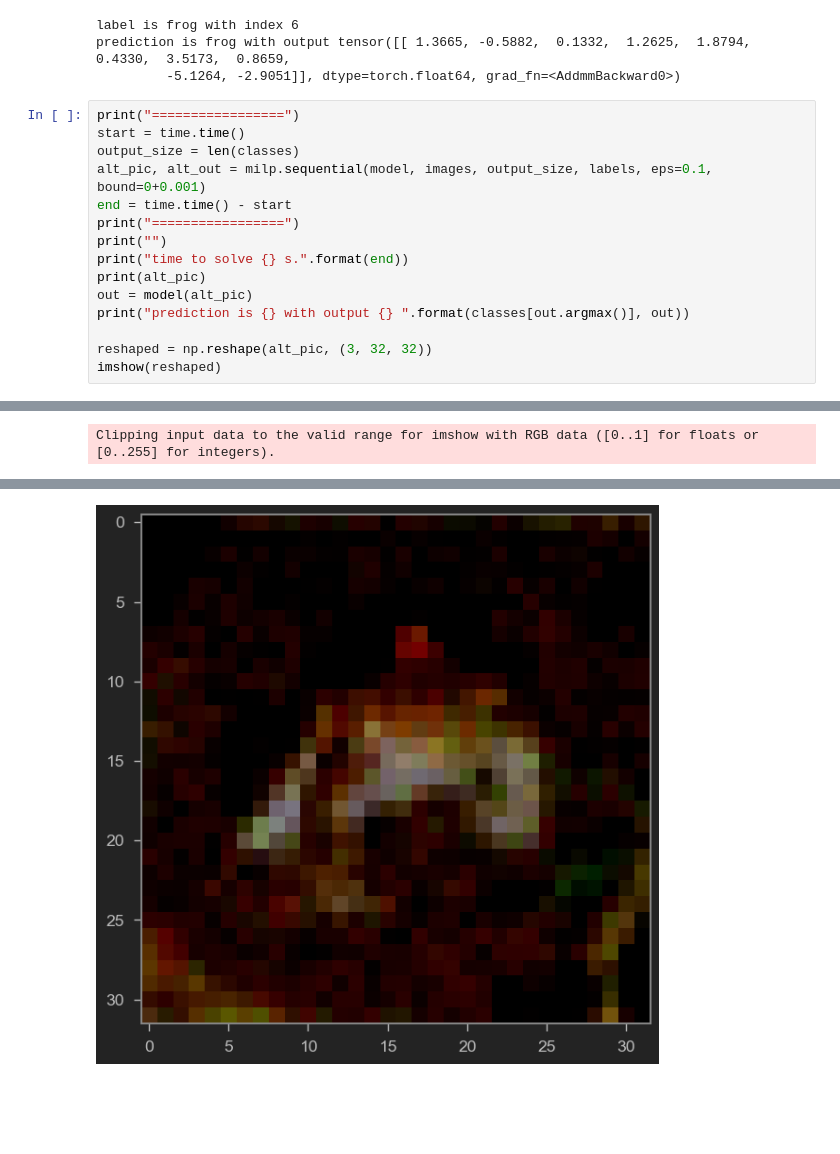
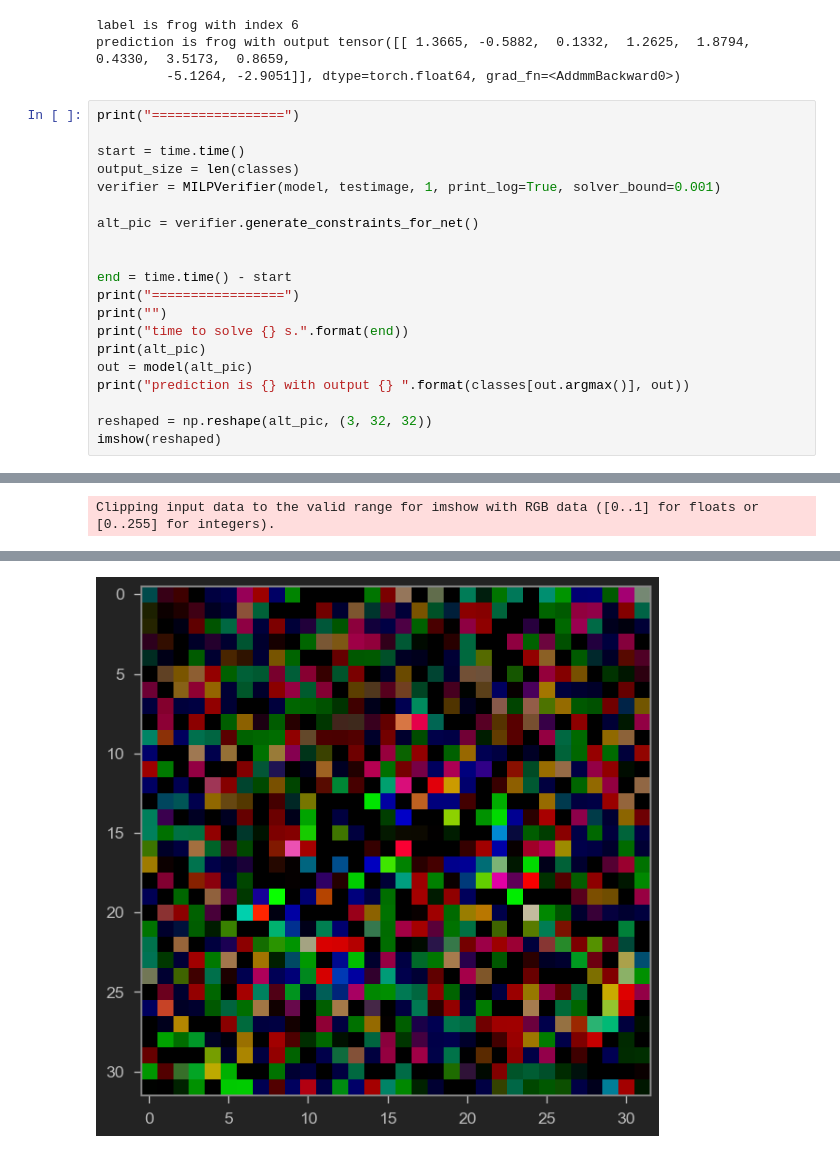
Before and after one commit to ufukguenes/ICNN_verification, a Jupyter notebook: script/Experiments/CIFAR10_MILP_Verification.ipynb, the cells around one changed output, grey strips where cells are left out. Drawn from its saved outputs; the diff is of its cells as text; blank space fills up the shorter version.

```diff
--- a/script/Experiments/CIFAR10_MILP_Verification.ipynb
+++ b/script/Experiments/CIFAR10_MILP_Verification.ipynb
@@ -83,9 +83,14 @@ prediction is frog with output tensor([[ 1.3665, -0.5882,  0.1332,  1.2625,  1.8
          -5.1264, -2.9051]], dtype=torch.float64, grad_fn=<AddmmBackward0>)
 # %%
 print("=================")
+
 start = time.time()
 output_size = len(classes)
-alt_pic, alt_out = milp.sequential(model, images, output_size, labels, eps=0.1, bound=0+0.001)
+verifier = MILPVerifier(model, testimage, 1, print_log=True, solver_bound=0.001)
+
+alt_pic = verifier.generate_constraints_for_net()
+
+
 end = time.time() - start
 print("=================")
 print("")
@@ -138 +143 @@ prediction is deer with output tensor([[ 2.4599, -1.7577,  1.6839,  0.5950,  2.4
-[figure, old version]
+[figure, new version]
```
Also changed, not shown: parts of 2 cells of this notebook, 6 other files.
